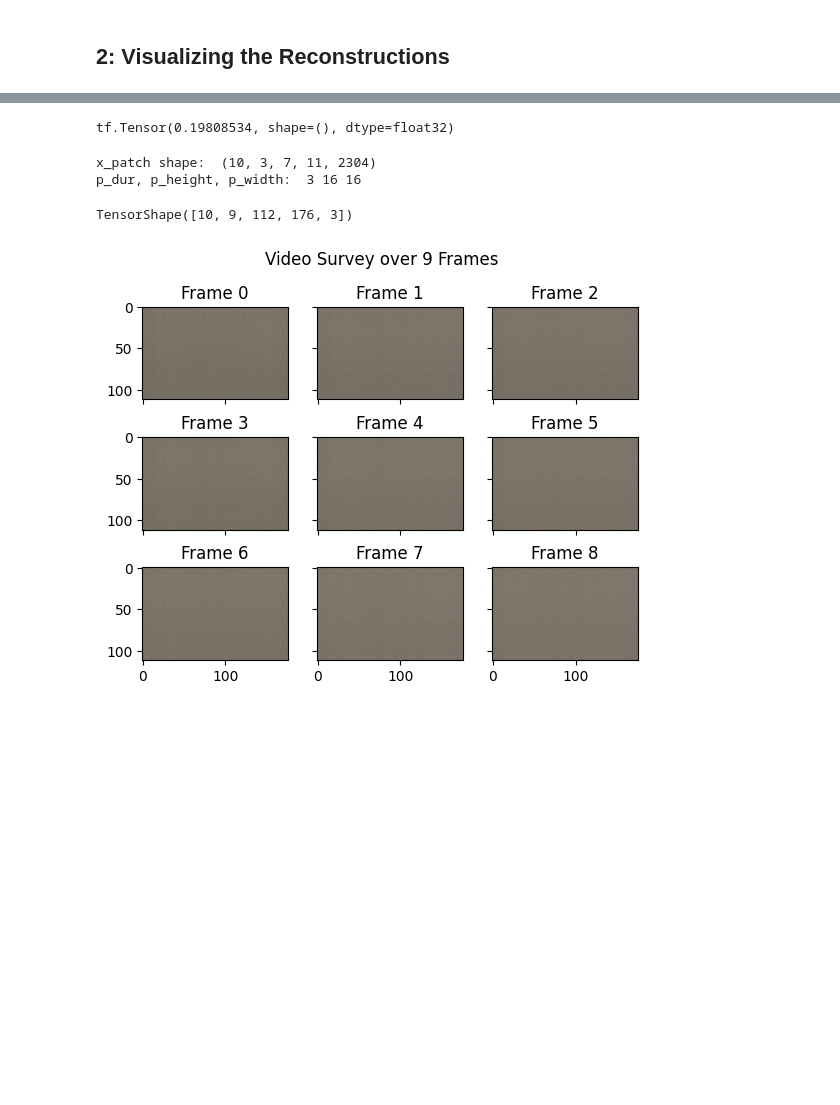
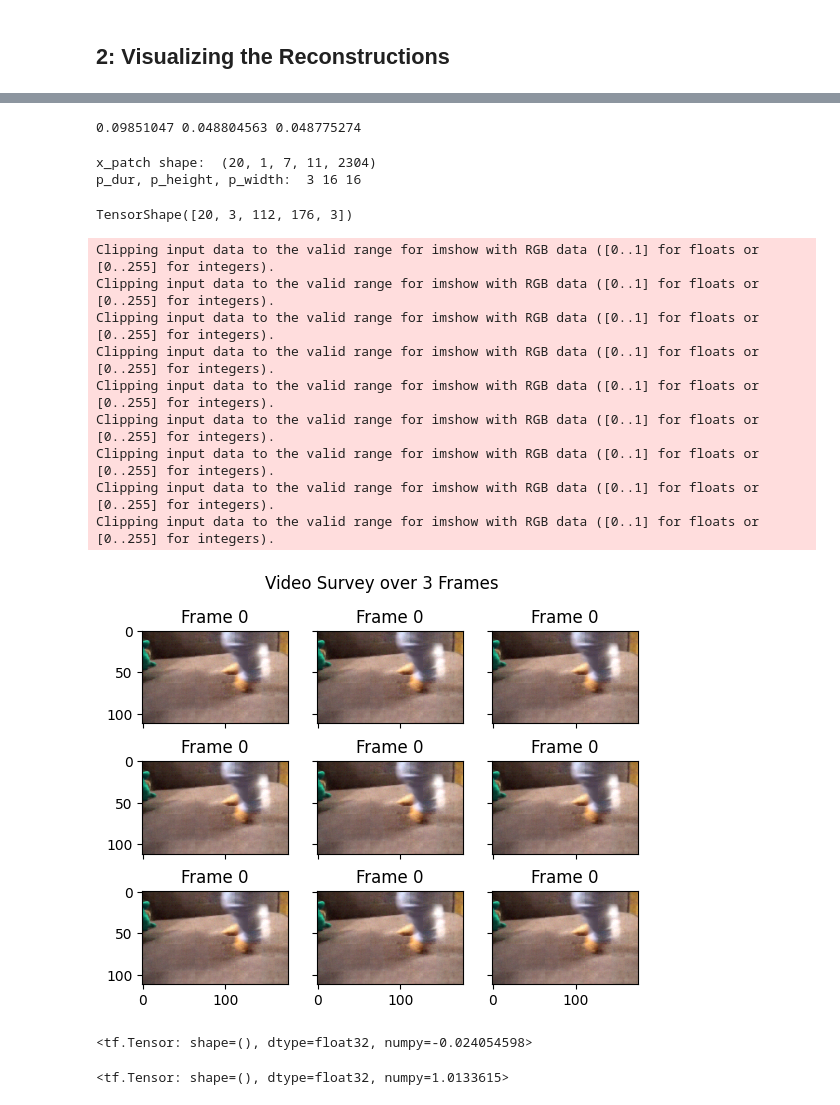
Before and after one commit to amanb2000/Multimodal_Foundation, a Jupyter notebook: sketch/11_M1_Checkpoint_Analysis.ipynb, the cells around one changed output, grey strips where cells are left out. Saved outputs shown, nothing was run; the diff lists cells and outputs as text; code cells hidden in the pictures; blank space fills up the shorter version.

Commit message:
Debug checkpoint restoration in notebook 11

```diff
--- a/sketch/11_M1_Checkpoint_Analysis.ipynb
+++ b/sketch/11_M1_Checkpoint_Analysis.ipynb
@@ -56,14 +83,14 @@ import video_preprocess as vp
 
 # Meta/constants -- TODO: These should be commandline arguments.
 DATA_FOLDER = "../datasets/downloads"
-num_frames = 10
+num_frames = 4
 output_size = (120, 180)
 
 patch_height = 16
 patch_width = 16
 patch_duration = 3
 
-batch_size = 10
+batch_size = 20
 num_prefetch = 4
 
 # Fourier feature codes
@@ -74,6 +101,7 @@ mu_time = 200
 
 # Mp4 list:
 mp4_list = os.listdir(DATA_FOLDER)
+mp4_list = mp4_list[:4]
 
 print("\n\n\n")
 print("\t=========================")
@@ -208,7 +283,7 @@ import m1
 ## Setting up the component modules of the top-level PAE model.
 # Encoder
 n_encoder_blocks = 3
-p_droptoken = 0.3
+p_droptoken = 0.5
 re_droptoken = True
 encoder_tfres = False
 enc_nheads = 15
@@ -240,7 +315,7 @@ test_decoder = m1.PAE_Decoder(output_patch_dim, n_decoder_blocks, expansion_bloc
 mse = tf.keras.losses.MeanSquaredError()
 
 ## Instantiating the PAE model!
-perceiver_ae = m1.PerceiverAE(mse, test_encoder, test_latent_ev, test_decoder, code_dim=191)
+perceiver_ae = m1.PerceiverAE(mse, test_encoder, test_latent_ev, test_decoder, code_dim=191, latent_dims=(700,100))
 
 perceiver_ae.reset_latent()
 
@@ -261,8 +336,11 @@ number of encoder blocks?
  - No error when loading weights into model with different # latent blocks!
  - Cumulative loss over 3 "exposures" = 0.19 -- in line with test performance!
 # %%
-checkpoint_path = "../training/2022_10_25/cp-{epoch:04d}.ckpt"
-checkpoint_dir = os.path.dirname(checkpoint_path)
+# checkpoint_path = "../training/2022_10_25/cp-{epoch:04d}.ckpt"
+# checkpoint_dir = os.path.dirname(checkpoint_path)
+
+checkpoint_dir = "../training/debug/2022-10-27_01:12:56/checkpoints"
 latest = tf.train.latest_checkpoint(checkpoint_dir)
+latest = '../training/debug/2022-10-27_01:12:56/checkpoints/cp-1000.ckpt'
 latest
 # %% [output]
@@ -311,7 +401,7 @@ perceiver_ae.encoder.p_droptoken
 patch_height = 16
 patch_width = 16
 patch_duration = 3
-num_frames = 10
+num_frames = 3
 output_size = (120,180)
 
 
@@ -347,17 +441,34 @@ loss1 = perceiver_ae(ele, return_prediction=False, reset_latent=True)
 loss2 = perceiver_ae(ele, return_prediction=False)
 loss3, reconst = perceiver_ae(ele, return_prediction=True)
 
-print(loss1+loss2+loss3)
+print(loss1.numpy(),loss2.numpy(),loss3.numpy())
 # %% [output]
-tf.Tensor(0.19808534, shape=(), dtype=float32)
+0.09851047 0.048804563 0.048775274
 # %%
 reconst_vid = get_source_video(reconst)
 reconst_vid.shape
 # %% [output]
-x_patch shape:  (10, 3, 7, 11, 2304)
+x_patch shape:  (20, 1, 7, 11, 2304)
 p_dur, p_height, p_width:  3 16 16
-TensorShape([10, 9, 112, 176, 3])
+TensorShape([20, 3, 112, 176, 3])
 # %%
-show_nn_sq(reconst_vid[6,:,:,:,:], outname="breh.png")
+show_nn_sq(reconst_vid[1,:,:,:,:], outname="breh.png")
 # %% [output]
+Clipping input data to the valid range for imshow with RGB data ([0..1] for floats or [0..255] for integers).
+Clipping input data to the valid range for imshow with RGB data ([0..1] for floats or [0..255] for integers).
+Clipping input data to the valid range for imshow with RGB data ([0..1] for floats or [0..255] for integers).
+Clipping input data to the valid range for imshow with RGB data ([0..1] for floats or [0..255] for integers).
+Clipping input data to the valid range for imshow with RGB data ([0..1] for floats or [0..255] for integers).
+Clipping input data to the valid range for imshow with RGB data ([0..1] for floats or [0..255] for integers).
+Clipping input data to the valid range for imshow with RGB data ([0..1] for floats or [0..255] for integers).
+Clipping input data to the valid range for imshow with RGB data ([0..1] for floats or [0..255] for integers).
+Clipping input data to the valid range for imshow with RGB data ([0..1] for floats or [0..255] for integers).
-[figure, old version]
+[figure, new version]
+# %%
+tf.reduce_min(reconst_vid)
+# %% [output]
+<tf.Tensor: shape=(), dtype=float32, numpy=-0.024054598>
+# %%
+tf.reduce_max(reconst_vid)
+# %% [output]
+<tf.Tensor: shape=(), dtype=float32, numpy=1.0133615>
```
Also changed, not shown: parts of 14 cells of this notebook.
